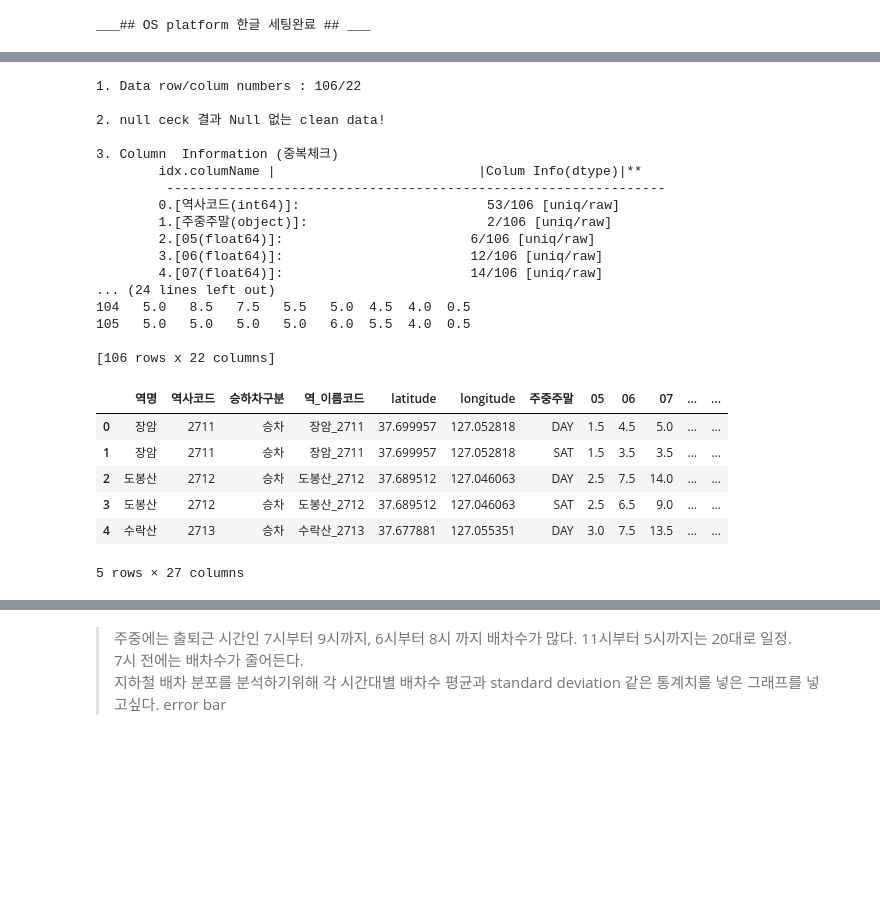
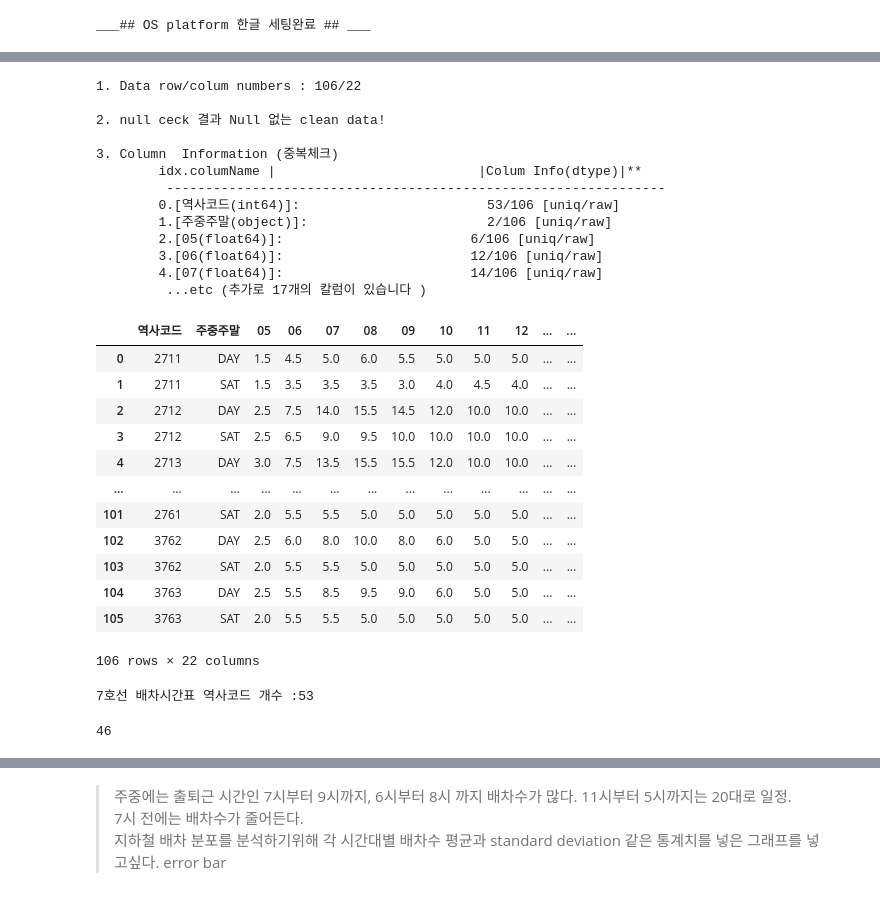
Before and after one commit to rhkddud0310/HaruSijack, a Jupyter notebook: DataAnalysis/03.머신러닝.ipynb, the cells around one changed output, grey strips where cells are left out. Saved outputs shown, nothing was run; the diff lists cells and outputs as text; code cells hidden in the pictures; blank space fills up the shorter version.

```diff
--- a/DataAnalysis/03.머신러닝.ipynb
+++ b/DataAnalysis/03.머신러닝.ipynb
@@ -75,45 +71,47 @@ test
 # %%
 # 7호선 배차 시간 데이터
 interval = pd.read_csv('../Data/지하철배차시간데이터/interval.csv')
-from Functions  import Service
-
-service = Service()
-print(Service.dataInfoProcessing(
+Service.dataInfoProcessing(
     df=interval,
     PrintOutColnumber=5
     )
-      )
-# service.dataInfoProcessing(interval)
 # %% [output]
 1. Data row/colum numbers : 106/22
 
 2. null ceck 결과 Null 없는 clean data!
 
 3. Column  Information (중복체크)
         idx.columName |                          |Colum Info(dtype)|**
          ----------------------------------------------------------------
         0.[역사코드(int64)]:                        53/106 [uniq/raw]
         1.[주중주말(object)]:                       2/106 [uniq/raw]
         2.[05(float64)]:                        6/106 [uniq/raw]
         3.[06(float64)]:                        12/106 [uniq/raw]
         4.[07(float64)]:                        14/106 [uniq/raw]
-... (24 lines left out)
-104   5.0   8.5   7.5   5.5   5.0  4.5  4.0  0.5
-105   5.0   5.0   5.0   5.0   6.0  5.5  4.0  0.5
-
-[106 rows x 22 columns]
+         ...etc (추가로 17개의 칼럼이 있습니다 )
+|  | 역사코드 | 주중주말 | 05 | 06 | 07 | 08 | 09 | 10 | 11 | 12 | ... | ... |
+| 0 | 2711 | DAY | 1.5 | 4.5 | 5.0 | 6.0 | 5.5 | 5.0 | 5.0 | 5.0 | ... | ... |
+| 1 | 2711 | SAT | 1.5 | 3.5 | 3.5 | 3.5 | 3.0 | 4.0 | 4.5 | 4.0 | ... | ... |
+| 2 | 2712 | DAY | 2.5 | 7.5 | 14.0 | 15.5 | 14.5 | 12.0 | 10.0 | 10.0 | ... | ... |
+| 3 | 2712 | SAT | 2.5 | 6.5 | 9.0 | 9.5 | 10.0 | 10.0 | 10.0 | 10.0 | ... | ... |
+| 4 | 2713 | DAY | 3.0 | 7.5 | 13.5 | 15.5 | 15.5 | 12.0 | 10.0 | 10.0 | ... | ... |
+| ... | ... | ... | ... | ... | ... | ... | ... | ... | ... | ... | ... | ... |
+| 101 | 2761 | SAT | 2.0 | 5.5 | 5.5 | 5.0 | 5.0 | 5.0 | 5.0 | 5.0 | ... | ... |
+| 102 | 3762 | DAY | 2.5 | 6.0 | 8.0 | 10.0 | 8.0 | 6.0 | 5.0 | 5.0 | ... | ... |
+| 103 | 3762 | SAT | 2.0 | 5.5 | 5.5 | 5.0 | 5.0 | 5.0 | 5.0 | 5.0 | ... | ... |
+| 104 | 3763 | DAY | 2.5 | 5.5 | 8.5 | 9.5 | 9.0 | 6.0 | 5.0 | 5.0 | ... | ... |
+| 105 | 3763 | SAT | 2.0 | 5.5 | 5.5 | 5.0 | 5.0 | 5.0 | 5.0 | 5.0 | ... | ... |
+106 rows × 22 columns
+# %%
+print(f"7호선 배차시간표 역사코드 개수 :{len(interval['역사코드'].unique())}")
+# %% [output]
+7호선 배차시간표 역사코드 개수 :53
 # %%
 
 test_merged_interval= pd.merge(test,interval, on= '역사코드')
-test_merged_interval.head()
+len(test_merged_interval['역사코드'].unique())
 # %% [output]
-|  | 역명 | 역사코드 | 승하차구분 | 역_이름코드 | latitude | longitude | 주중주말 | 05 | 06 | 07 | ... | ... |
-| 0 | 장암 | 2711 | 승차 | 장암_2711 | 37.699957 | 127.052818 | DAY | 1.5 | 4.5 | 5.0 | ... | ... |
-| 1 | 장암 | 2711 | 승차 | 장암_2711 | 37.699957 | 127.052818 | SAT | 1.5 | 3.5 | 3.5 | ... | ... |
-| 2 | 도봉산 | 2712 | 승차 | 도봉산_2712 | 37.689512 | 127.046063 | DAY | 2.5 | 7.5 | 14.0 | ... | ... |
-| 3 | 도봉산 | 2712 | 승차 | 도봉산_2712 | 37.689512 | 127.046063 | SAT | 2.5 | 6.5 | 9.0 | ... | ... |
-| 4 | 수락산 | 2713 | 승차 | 수락산_2713 | 37.677881 | 127.055351 | DAY | 3.0 | 7.5 | 13.5 | ... | ... |
-5 rows × 27 columns
+46
 # %%
 ## 주중 주말  카테고리를 0,1 로 바꾸어줌 주말일경우 1 주중일경우 0  ->onehot encoding
 test_mi = test_merged_interval.copy()
```
Also changed, not shown: parts of 9 cells of this notebook, 3 other files.
